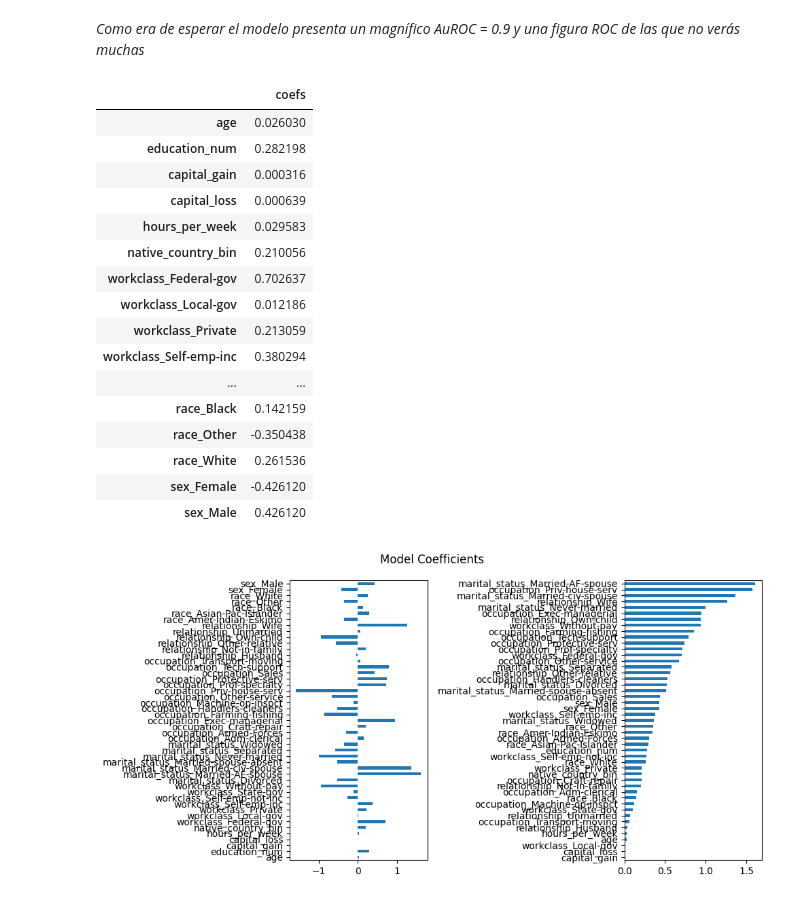
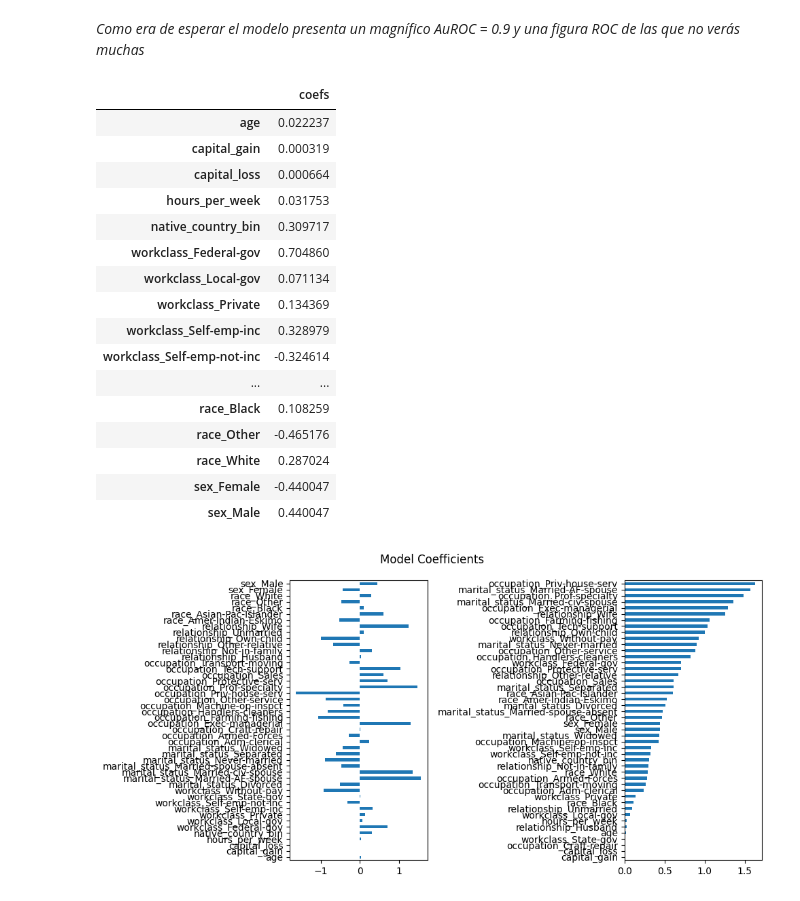
Before and after one commit to PablodaCunha/2603_ds_ft_thebridge, a Jupyter notebook: 3-Machine Learning/1-Supervisado/2-Classification/4-Logistic_Regression/ejercicios/1_Ejercicios_Practica_RL_Binaria.ipynb, the cells around one changed output. Cells and saved outputs as stored; diff of their text form; code cells hidden in the pictures.

```diff
--- a/3-Machine Learning/1-Supervisado/2-Classification/4-Logistic_Regression/ejercicios/1_Ejercicios_Practica_RL_Binaria.ipynb
+++ b/3-Machine Learning/1-Supervisado/2-Classification/4-Logistic_Regression/ejercicios/1_Ejercicios_Practica_RL_Binaria.ipynb
@@ -529,23 +647,23 @@ def show_coefs(model, figsize=(10, 5)):
 
     return df_coef
 # %%
-show_coefs(log_class)
+show_coefs(log_model)
 # %% [output]
 |  | coefs |
-| age | 0.026030 |
-| education_num | 0.282198 |
-| capital_gain | 0.000316 |
-| capital_loss | 0.000639 |
-| hours_per_week | 0.029583 |
-| native_country_bin | 0.210056 |
-| workclass_Federal-gov | 0.702637 |
-| workclass_Local-gov | 0.012186 |
-| workclass_Private | 0.213059 |
-| workclass_Self-emp-inc | 0.380294 |
+| age | 0.022237 |
+| capital_gain | 0.000319 |
+| capital_loss | 0.000664 |
+| hours_per_week | 0.031753 |
+| native_country_bin | 0.309717 |
+| workclass_Federal-gov | 0.704860 |
+| workclass_Local-gov | 0.071134 |
+| workclass_Private | 0.134369 |
+| workclass_Self-emp-inc | 0.328979 |
+| workclass_Self-emp-not-inc | -0.324614 |
 | ... | ... |
-| race_Black | 0.142159 |
-| race_Other | -0.350438 |
-| race_White | 0.261536 |
-| sex_Female | -0.426120 |
-| sex_Male | 0.426120 |
+| race_Black | 0.108259 |
+| race_Other | -0.465176 |
+| race_White | 0.287024 |
+| sex_Female | -0.440047 |
+| sex_Male | 0.440047 |
-[figure, old version]
+[figure, new version]
```
Also changed, not shown: parts of 5 cells of this notebook, 1 other file.
